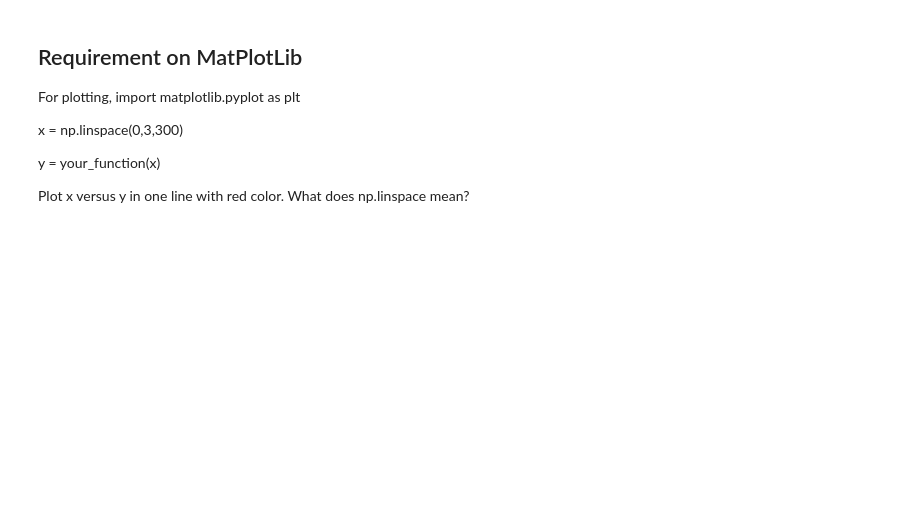
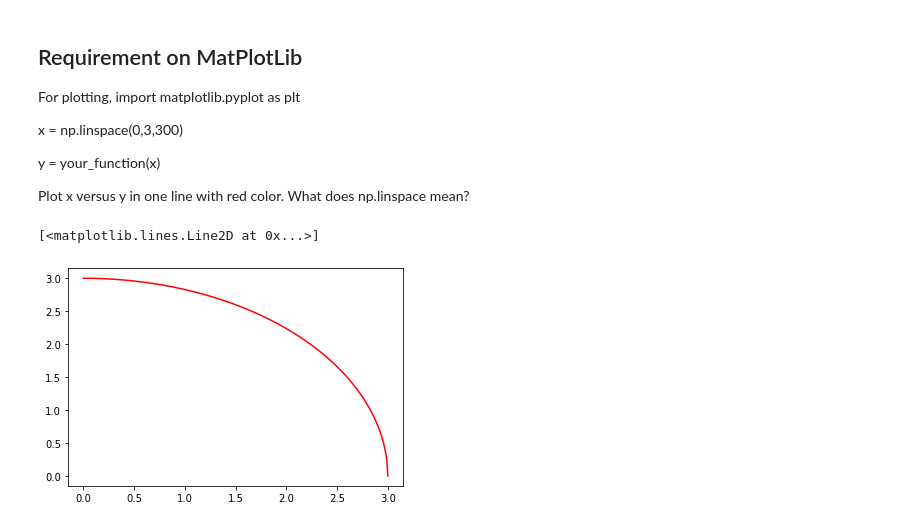
Before and after one commit to norhanreda/solutions-of-neural-networks-labs, a Jupyter notebook: lab1/Review On Python.ipynb, the cells around one changed output. Cells and saved outputs as stored; diff of their text form; code cells hidden in the pictures; blank space fills up the shorter version.

```diff
--- a/lab1/Review On Python.ipynb
+++ b/lab1/Review On Python.ipynb
@@ -2038,0 +2097,9 @@ Plot x versus y in one line with red color.  What does np.linspace mean?
+# %%
+## Answer:
+import matplotlib.pyplot as plt
+x=np.linspace(0,3,300)
+y=func(x)
+plt.plot(x, y, c='red')
+# %% [output]
+[<matplotlib.lines.Line2D at 0x...>]
+[figure, added]
```
Also changed, not shown: parts of 19 cells of this notebook.
